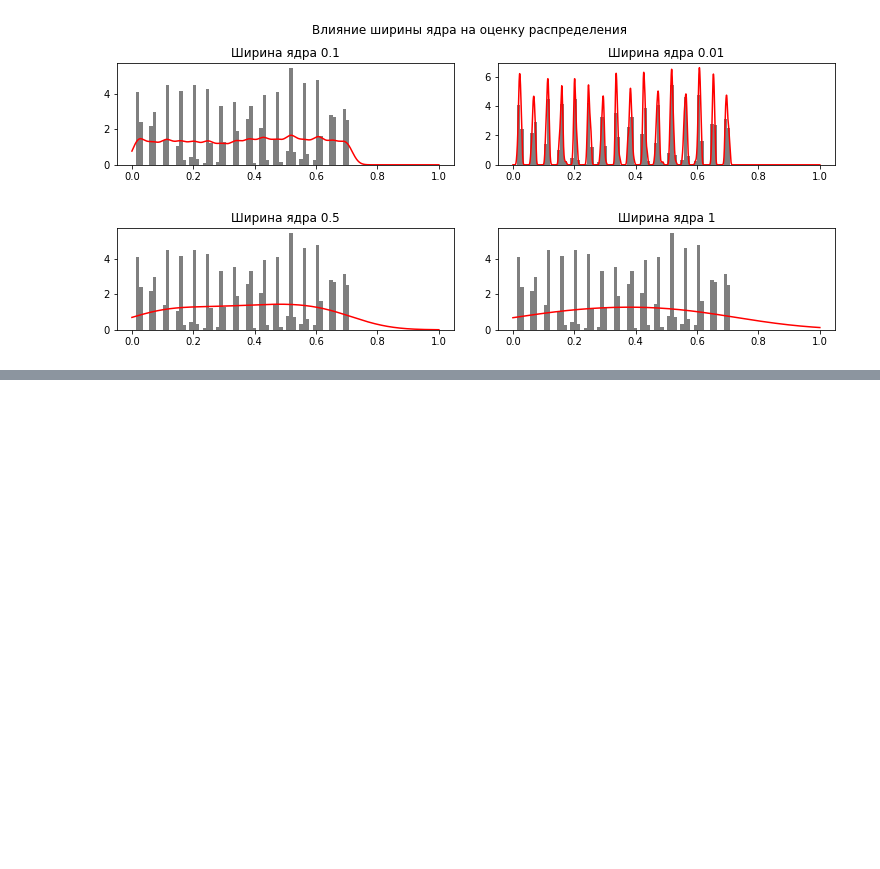
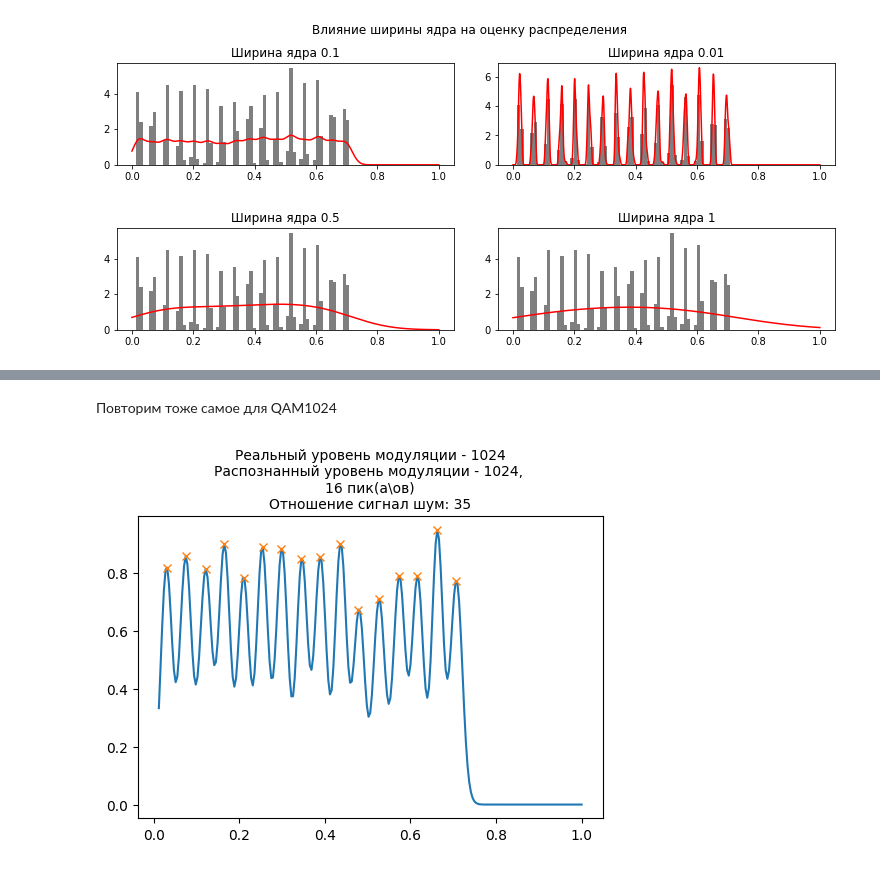
Before and after one commit to vladseve7n/Master_thesis, a Jupyter notebook: MT_2_distribution_alg.ipynb, the cells around one changed output, grey strips where cells are left out. Saved outputs shown, nothing was run; the diff lists cells and outputs as text; code cells hidden in the pictures; blank space fills up the shorter version.

```diff
--- a/MT_2_distribution_alg.ipynb
+++ b/MT_2_distribution_alg.ipynb
@@ -621,0 +816,53 @@ plt.show()
+# %% [markdown]
+Повторим тоже самое для QAM1024
+# %%
+M = 1024
+N = 4096
+SNR = 35
+sh = 0
+phase_shift = sh*np.pi/180 # Перевод градус в радианы
+# Инициализация модулятора
+modulator = mpy.QAMModem(M,
+                         bin_input=False,
+                         )
+# Создание поледовательности чисел
+consq = np.random.randint(M, size=N)
+# Модуляция
+QAM = modulator.modulate(consq)
+# Добавление фазового сдвига
+QAM = QAM*np.exp(phase_shift*1j) # Добавление фазового сдвига
+# Добавление шума
+QAM = awgn(QAM, SNR)
+# Нормировка
+QAM = QAM/max(abs(QAM))
+# Распределение значений по четвертям
+quarter_1 = np.array([i for i in QAM if i.real >= 0 and i.imag >= 0])
+density_1 = gaussian_kde(quarter_1.real, bw_method = 0.05)
+x = np.linspace(0, 1, int((N**(1/2))*4)) # создание массива иксов с децимацией в 16 раз
+# Создание массива со значениями функции яд. оценки
+derivation = np.array(density_1(x))
+# Нормировка значений функции ядерной оценки
+derivation = derivation/max(derivation)
+# Небольшое сглаживание с помощью окна - 4, фильтром скользящего среднего
+derivation = pd.Series(derivation).rolling(window=4).mean().values
+# Массив с Х-ми
+x_values = np.array(x)
+# минимальное расстояние между пиками
+distance =  int((len(x)*0.707/16)/2)
+# prominence - параметр видимости пика
+maxima = np.array(find_peaks(derivation,
+                             distance=distance,
+                             prominence=(0.08, 1)))
+maxima = maxima[0]
+answer = return_closest(len(maxima)*4*len(maxima))
+plt.figure(dpi=100)
+plt.plot(x_values, derivation)
+plt.plot(x_values[maxima], derivation[maxima], "x")
+plt.title(f'''Реальный уровень модуляции - {M}
+Распознанный уровень модуляции - {answer},
+{len(maxima)} пик(а\ов)
+Отношение сигнал шум: {SNR}''',
+          fontsize=10)
+plt.show()
+# %% [output]
+[figure, added]
```
Also changed, not shown: parts of 33 cells of this notebook.
